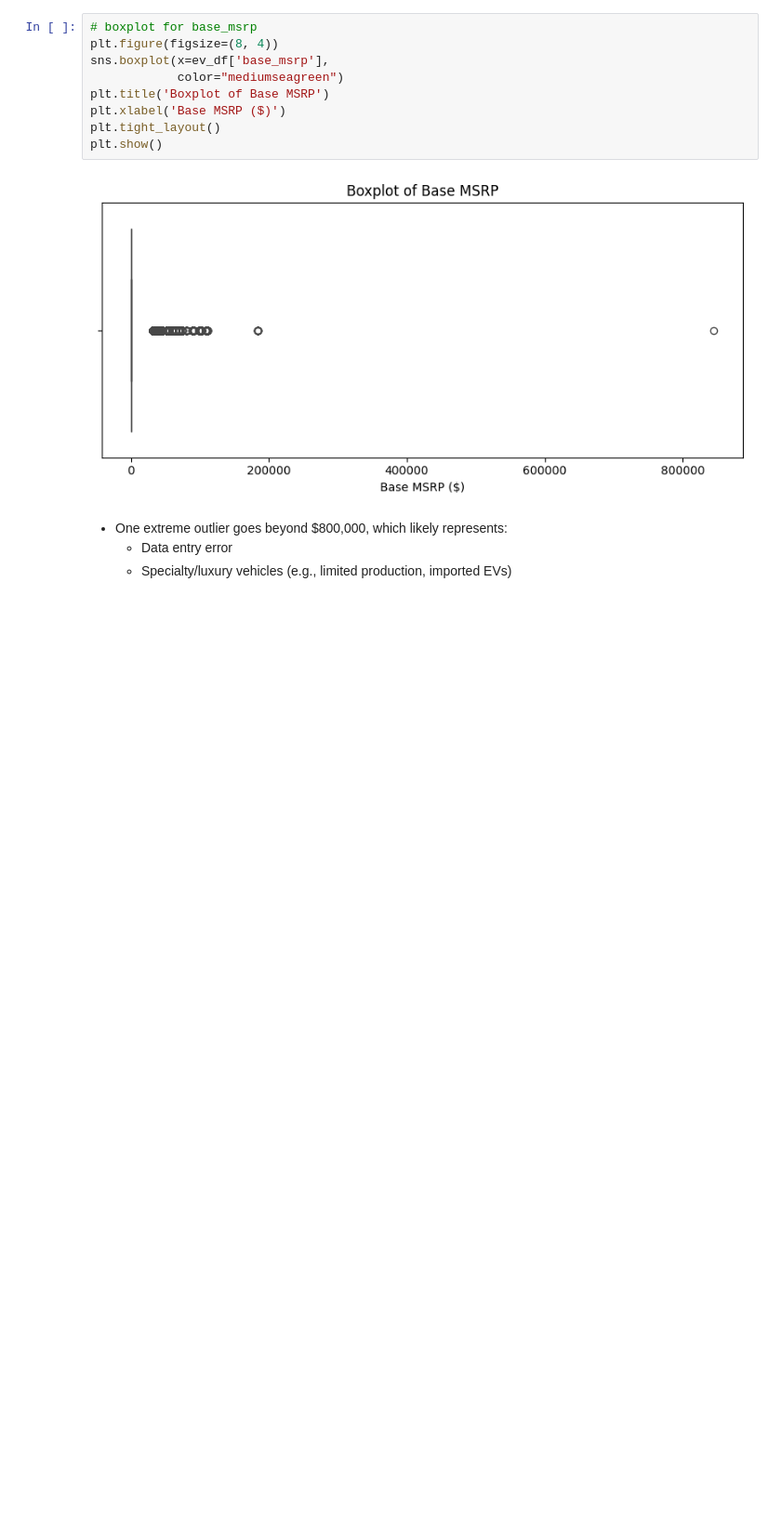
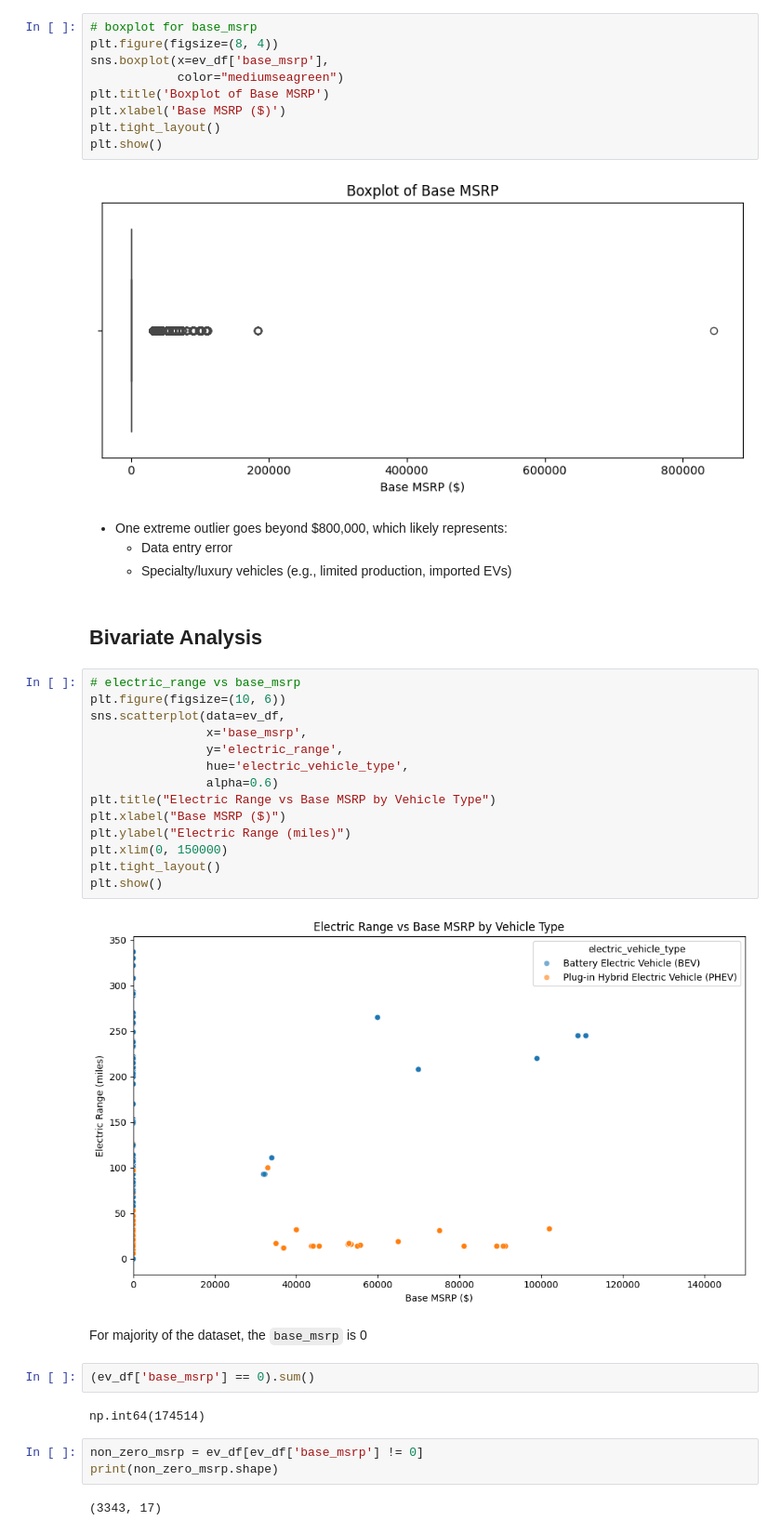
Before and after one commit to sowmyamaddali/ev-market-size-case-study, a Jupyter notebook: notebooks/data_exploration.ipynb, the cells around one changed output. Shown at 93% size. Saved outputs shown, nothing was run; the diff lists cells and outputs as text; blank space fills up the shorter version.

Commit message:
Updating bivariate analysis

```diff
--- a/notebooks/data_exploration.ipynb
+++ b/notebooks/data_exploration.ipynb
@@ -184,3 +184,32 @@ plt.show()
 - One extreme outlier goes beyond $800,000, which likely represents:
     - Data entry error
     - Specialty/luxury vehicles (e.g., limited production, imported EVs)
+# %% [markdown]
+## Bivariate Analysis
+# %%
+# electric_range vs base_msrp
+plt.figure(figsize=(10, 6))
+sns.scatterplot(data=ev_df,
+                x='base_msrp',
+                y='electric_range',
+                hue='electric_vehicle_type',
+                alpha=0.6)
+plt.title("Electric Range vs Base MSRP by Vehicle Type")
+plt.xlabel("Base MSRP ($)")
+plt.ylabel("Electric Range (miles)")
+plt.xlim(0, 150000)
+plt.tight_layout()
+plt.show()
+# %% [output]
+[figure, added]
+# %% [markdown]
+For majority of the dataset, the `base_msrp` is 0
+# %%
+(ev_df['base_msrp'] == 0).sum()
+# %% [output]
+np.int64(174514)
+# %%
+non_zero_msrp = ev_df[ev_df['base_msrp'] != 0]
+print(non_zero_msrp.shape)
+# %% [output]
+(3343, 17)
```
Also changed, not shown: parts of 5 cells of this notebook.
